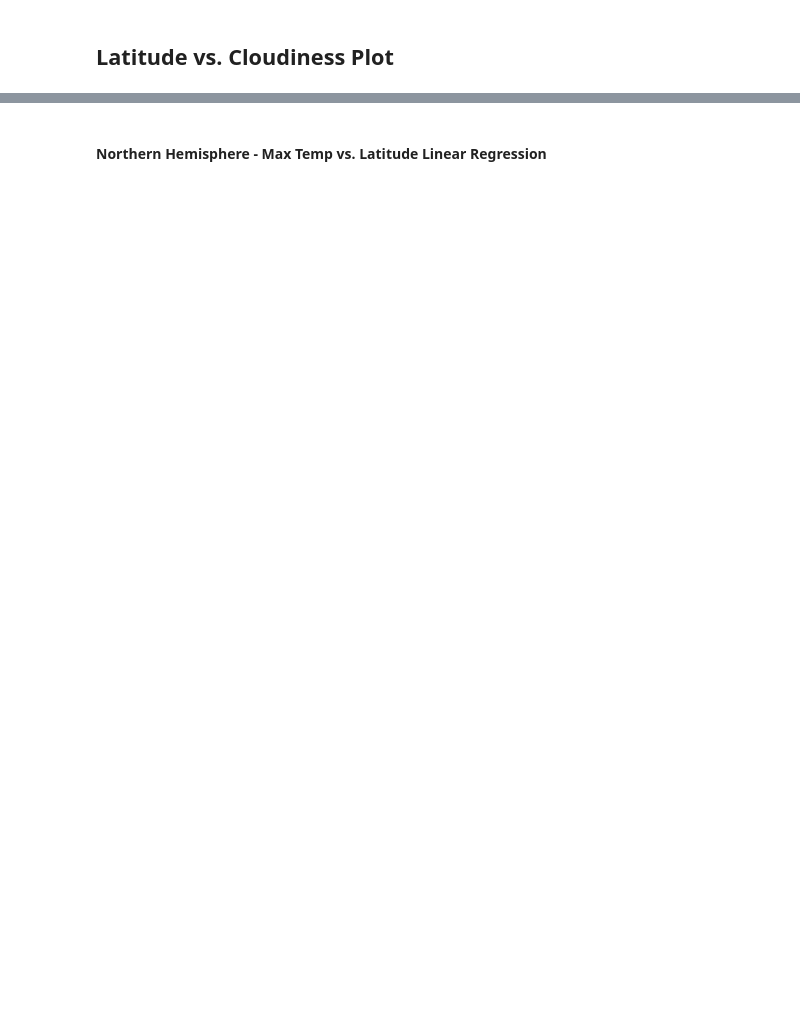
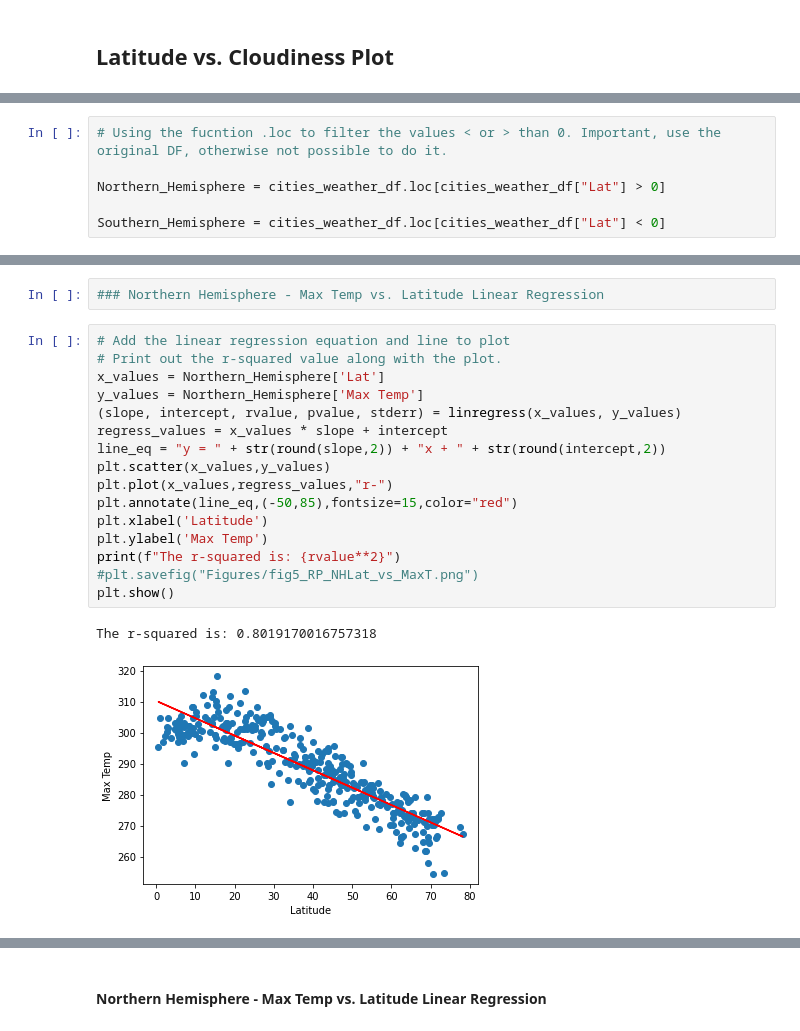
Before and after one commit to Yazz-01/Python_API_challenge, a Jupyter notebook: Weatherpy/weather_main.ipynb, the cells around one changed output, grey strips where cells are left out. Cells and saved outputs as stored; diff of their text form; blank space fills up the shorter version.

```diff
--- a/Weatherpy/weather_main.ipynb
+++ b/Weatherpy/weather_main.ipynb
@@ -390,0 +401,6 @@ plt.show()
+# %%
+# Using the fucntion .loc to filter the values < or > than 0. Important, use the original DF, otherwise not possible to do it.
+
+Northern_Hemisphere = cities_weather_df.loc[cities_weather_df["Lat"] > 0]
+
+Southern_Hemisphere = cities_weather_df.loc[cities_weather_df["Lat"] < 0]
@@ -391,2 +439,23 @@ plt.show()
+# %%
+### Northern Hemisphere - Max Temp vs. Latitude Linear Regression
+# %%
+# Add the linear regression equation and line to plot
+# Print out the r-squared value along with the plot.
+x_values = Northern_Hemisphere['Lat']
+y_values = Northern_Hemisphere['Max Temp']
+(slope, intercept, rvalue, pvalue, stderr) = linregress(x_values, y_values)
+regress_values = x_values * slope + intercept
+line_eq = "y = " + str(round(slope,2)) + "x + " + str(round(intercept,2))
+plt.scatter(x_values,y_values)
+plt.plot(x_values,regress_values,"r-")
+plt.annotate(line_eq,(-50,85),fontsize=15,color="red")
+plt.xlabel('Latitude')
+plt.ylabel('Max Temp')
+print(f"The r-squared is: {rvalue**2}")
+#plt.savefig("Figures/fig5_RP_NHLat_vs_MaxT.png")
+plt.show()
+# %% [output]
+The r-squared is: 0.8019170016757318
+[figure, added]
 # %%
 # %% [output]
```
Also changed, not shown: parts of 27 cells of this notebook.
